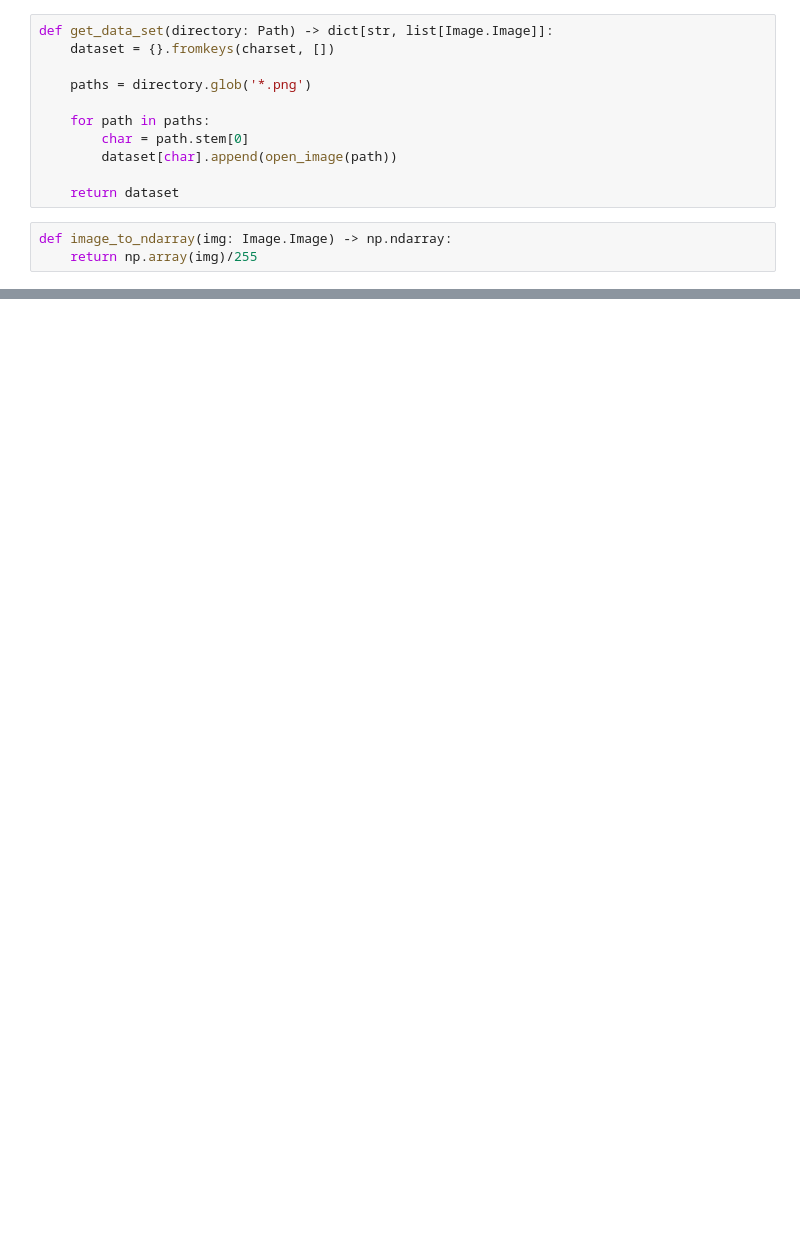
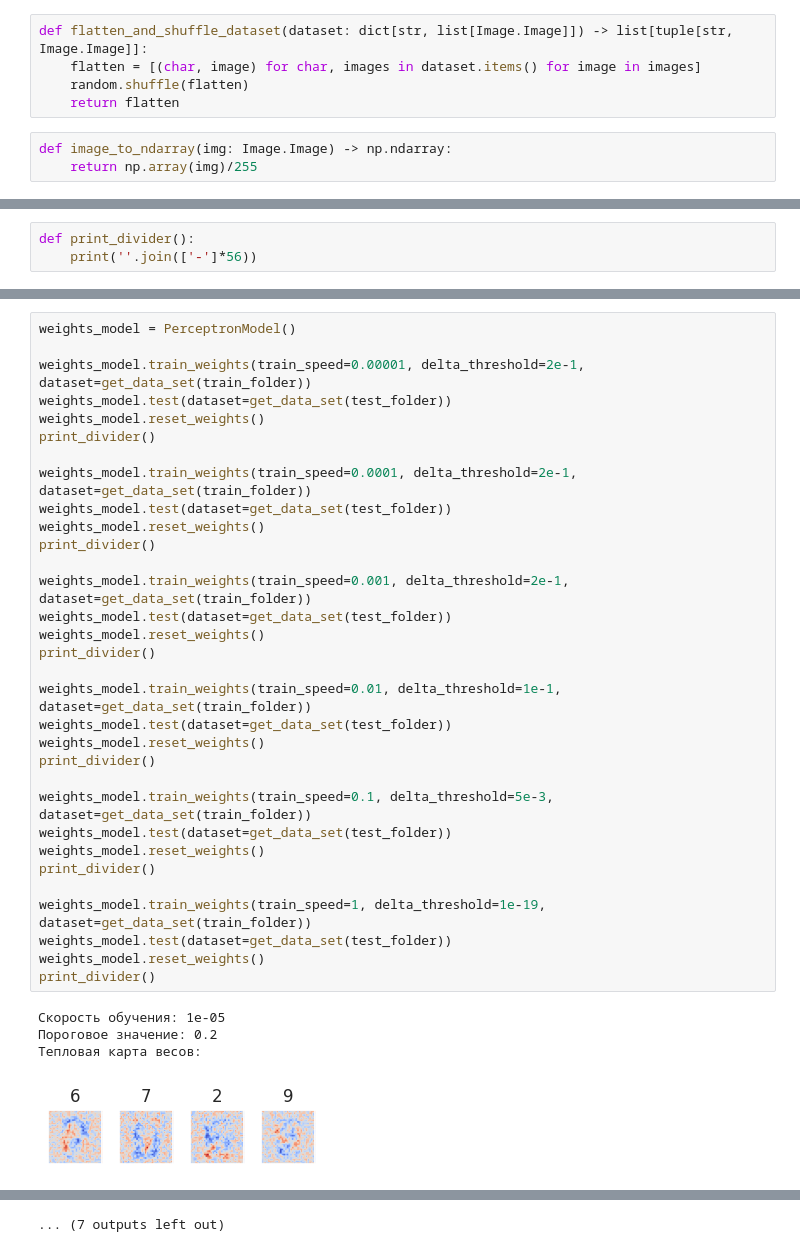
Before and after one commit to d1agnozzz/lab_1, a Jupyter notebook: src/main.ipynb, the cells around one changed output, grey strips where cells are left out. Drawn from its saved outputs; the diff is of its cells as text; blank space fills up the shorter version.

```diff
--- a/src/main.ipynb
+++ b/src/main.ipynb
@@ -74,14 +117,8 @@ def open_image(path: Path) -> Image.Image:
-# %%
-def get_data_set(directory: Path) -> dict[str, list[Image.Image]]:
-    dataset = {}.fromkeys(charset, [])
-
-    paths = directory.glob('*.png')
-
-    for path in paths:
-        char = path.stem[0]
-        dataset[char].append(open_image(path))
-
-    return dataset
+# %%
+def flatten_and_shuffle_dataset(dataset: dict[str, list[Image.Image]]) -> list[tuple[str, Image.Image]]:
+    flatten = [(char, image) for char, images in dataset.items() for image in images]
+    random.shuffle(flatten)
+    return flatten
 # %%
 def image_to_ndarray(img: Image.Image) -> np.ndarray:
     return np.array(img)/255
@@ -206,0 +427,3 @@ perceptron.test(dataset=get_data_set(test_folder))
+# %%
+def print_divider():
+    print(''.join(['-']*56))
@@ -206,0 +441,37 @@ perceptron.test(dataset=get_data_set(test_folder))
+# %%
+weights_model = PerceptronModel()
+
+weights_model.train_weights(train_speed=0.00001, delta_threshold=2e-1, dataset=get_data_set(train_folder))
+weights_model.test(dataset=get_data_set(test_folder))
+weights_model.reset_weights()
+print_divider()
+
+weights_model.train_weights(train_speed=0.0001, delta_threshold=2e-1, dataset=get_data_set(train_folder))
+weights_model.test(dataset=get_data_set(test_folder))
+weights_model.reset_weights()
+print_divider()
+
+weights_model.train_weights(train_speed=0.001, delta_threshold=2e-1, dataset=get_data_set(train_folder))
+weights_model.test(dataset=get_data_set(test_folder))
+weights_model.reset_weights()
+print_divider()
+
+weights_model.train_weights(train_speed=0.01, delta_threshold=1e-1, dataset=get_data_set(train_folder))
+weights_model.test(dataset=get_data_set(test_folder))
+weights_model.reset_weights()
+print_divider()
+
+weights_model.train_weights(train_speed=0.1, delta_threshold=5e-3, dataset=get_data_set(train_folder))
+weights_model.test(dataset=get_data_set(test_folder))
+weights_model.reset_weights()
+print_divider()
+
+weights_model.train_weights(train_speed=1, delta_threshold=1e-19, dataset=get_data_set(train_folder))
+weights_model.test(dataset=get_data_set(test_folder))
+weights_model.reset_weights()
+print_divider()
+# %% [output]
+Скорость обучения: 1e-05
+Пороговое значение: 0.2
+Тепловая карта весов:
+[figure, added]
@@ -206,0 +503 @@ perceptron.test(dataset=get_data_set(test_folder))
+... (7 outputs left out)
```
Also changed, not shown: parts of 25 cells of this notebook.
